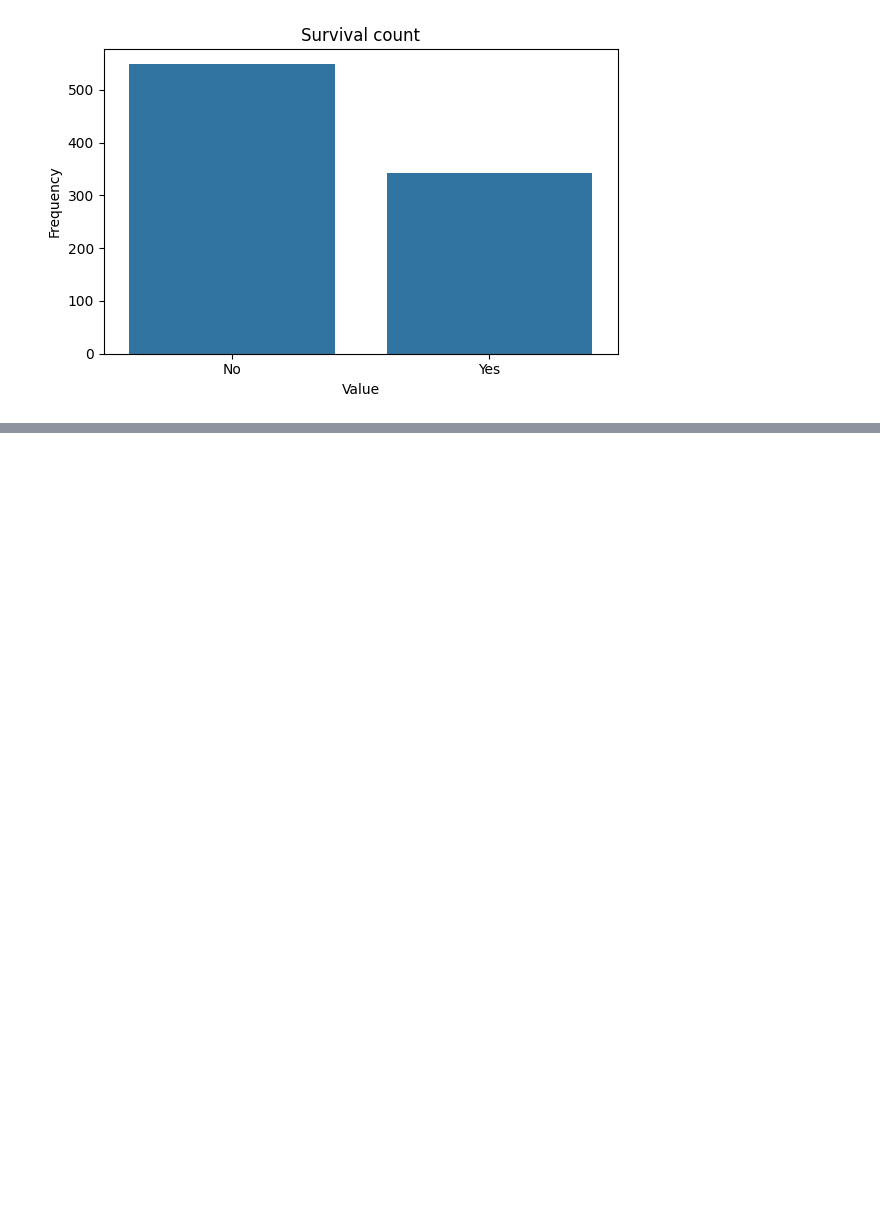
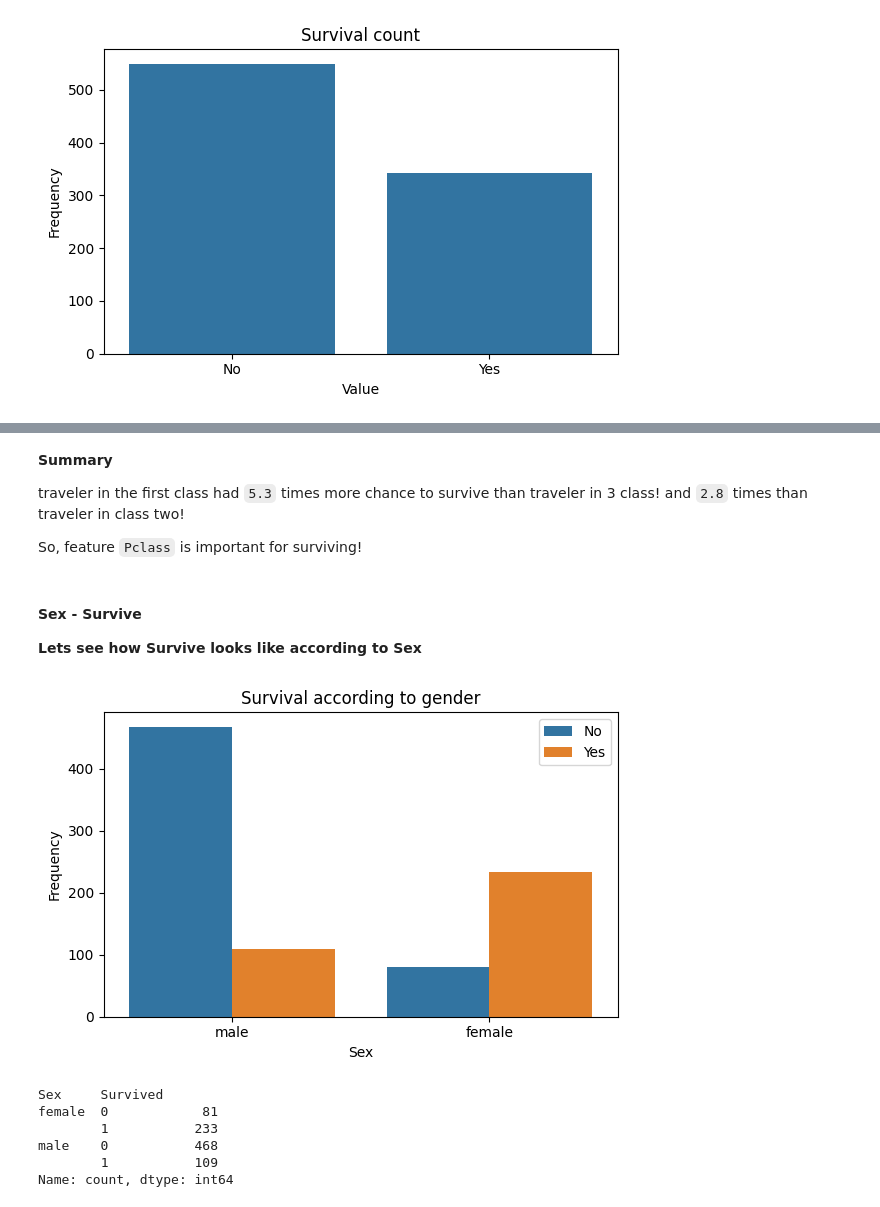
Before and after one commit to Moraw1993/Programowanie-SI, a Jupyter notebook: 5. Sklearn/titanic.ipynb, the cells around one changed output, grey strips where cells are left out. Saved outputs shown, nothing was run; the diff lists cells and outputs as text; code cells hidden in the pictures; blank space fills up the shorter version.

```diff
--- a/5. Sklearn/titanic.ipynb
+++ b/5. Sklearn/titanic.ipynb
@@ -328,3 +330,5 @@ The most missing values is in `Cabin` - 687 missing values which is 77,1% total
+# %%
+df['Embarked'].fillna(df['Embarked'].mode()[0], inplace=True)
 # %% [markdown]
 ## Variable visualization
 
@@ -364,0 +449,31 @@ we can say "If pesrson was in 3rd class they had ~70% chance of not surviving, m
+# %% [markdown]
+**Summary**
+
+traveler in the first class had `5.3` times more chance to survive than traveler in 3 class! and `2.8` times than traveler in class two!
+
+So, feature `Pclass` is important for surviving!
+# %% [markdown]
+#### Sex - Survive
+
+**Lets see how Survive looks like according to Sex**
+# %%
+plt.figure(figsize=(6,4))
+sns.countplot(df, x='Sex', hue='Survived')
+ax = plt.gca()
+ax.legend(labels=['No','Yes'])
+plt.xlabel('Sex')
+plt.ylabel('Frequency')
+plt.title('Survival according to gender')
+plt.legend
+plt.tight_layout()
+plt.show()
+
+df[['Sex', 'Survived']].value_counts().sort_index()
+# %% [output]
+[figure, added]
+Sex     Survived
+female  0            81
+        1           233
+male    0           468
+        1           109
+Name: count, dtype: int64
```
Also changed, not shown: parts of 32 cells of this notebook.
